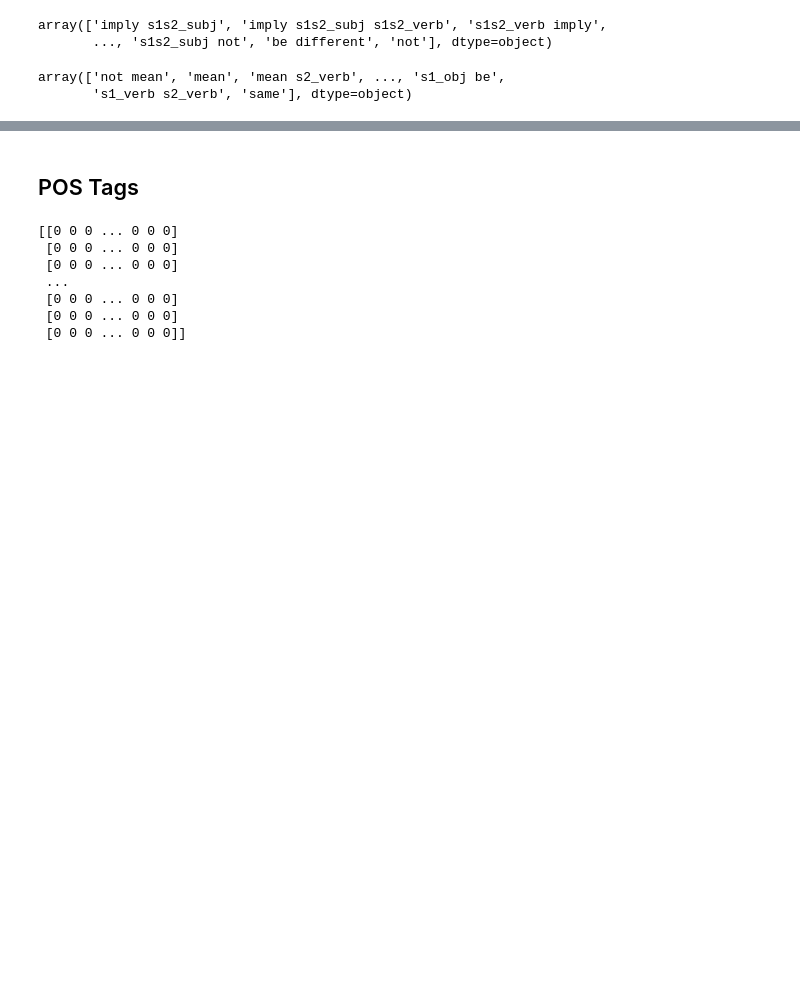
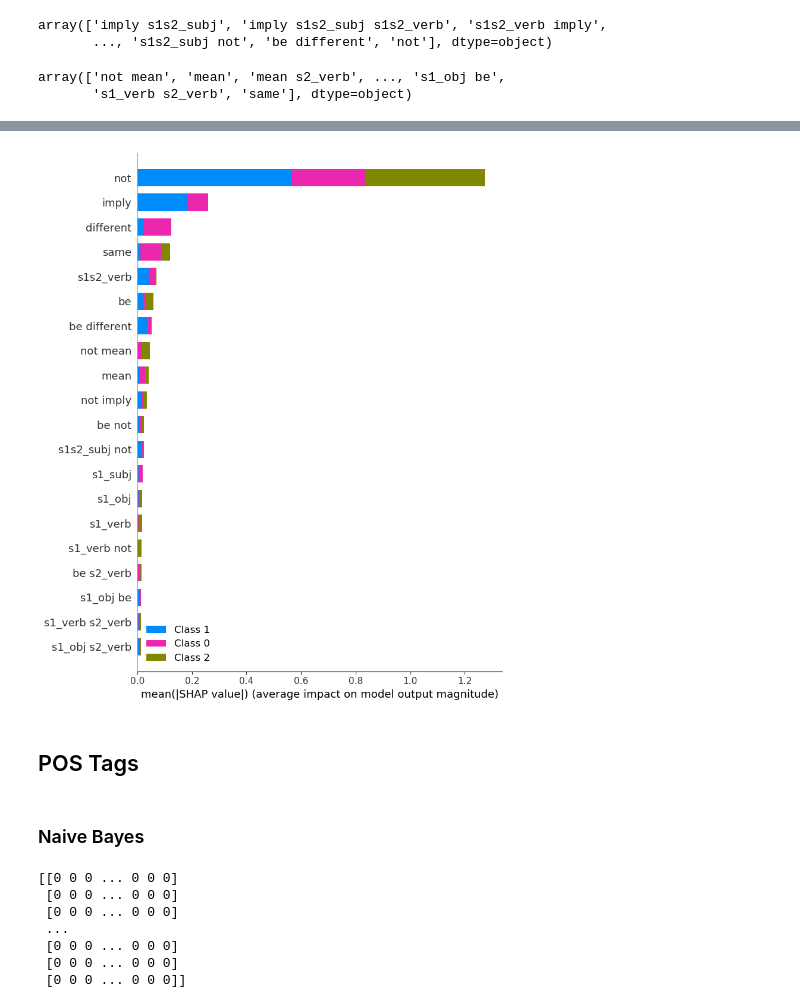
Before and after one commit to Marbr987/732A81-Text_Mining, a Jupyter notebook: notebooks/predict_class_from_SVO.ipynb, the cells around one changed output, grey strips where cells are left out. Saved outputs shown, nothing was run; the diff lists cells and outputs as text; code cells hidden in the pictures; blank space fills up the shorter version.

Commit message:
add xgboost class prediction and shap feature importance

```diff
--- a/notebooks/predict_class_from_SVO.ipynb
+++ b/notebooks/predict_class_from_SVO.ipynb
@@ -154,0 +161,16 @@ array(['not mean', 'mean', 'mean s2_verb', ..., 's1_obj be',
+# %%
+
+xg_reg = xgb.XGBClassifier(colsample_bytree = 0.3, learning_rate = 0.1,
+                          max_depth = 5, alpha = 10, n_estimators = 100)
+y_train_numeric = np.array([0 if x == "contradiction" else x for x in y_train])
+y_train_numeric = np.array([1 if x == "entailment" else x for x in y_train_numeric])
+y_train_numeric = np.array([2 if x == "neutral" else x for x in y_train_numeric]).astype(int)
+
+y_test_numeric = np.array([0 if x == "contradiction" else x for x in y_test])
+y_test_numeric = np.array([1 if x == "entailment" else x for x in y_test_numeric])
+y_test_numeric = np.array([2 if x == "neutral" else x for x in y_test_numeric]).astype(int)
+
+xg_reg.fit(X_train,y_train_numeric)
+#xg_reg.fit(X_train,np.repeat(1,X_train.shape[0]))
+
+preds = xg_reg.predict(X_test)
@@ -154,0 +188,4 @@ array(['not mean', 'mean', 'mean s2_verb', ..., 's1_obj be',
+# %%
+shap.initjs()
+explainer = shap.TreeExplainer(xg_reg)
+shap_values = explainer.shap_values(X)
@@ -155,5 +195,11 @@ array(['not mean', 'mean', 'mean s2_verb', ..., 's1_obj be',
+# %%
+shap.summary_plot(shap_values, features=X, feature_names=vectorizer.get_feature_names_out())
+# %% [output]
+[figure, added]
 # %% [markdown]
 ## POS Tags
+# %% [markdown]
+### Naive Bayes
 # %%
 vectorizer = CountVectorizer(ngram_range=(1, 2))
 X = vectorizer.fit_transform(gpt_pred.pos_expl)
```
Also changed, not shown: parts of 17 cells of this notebook.
